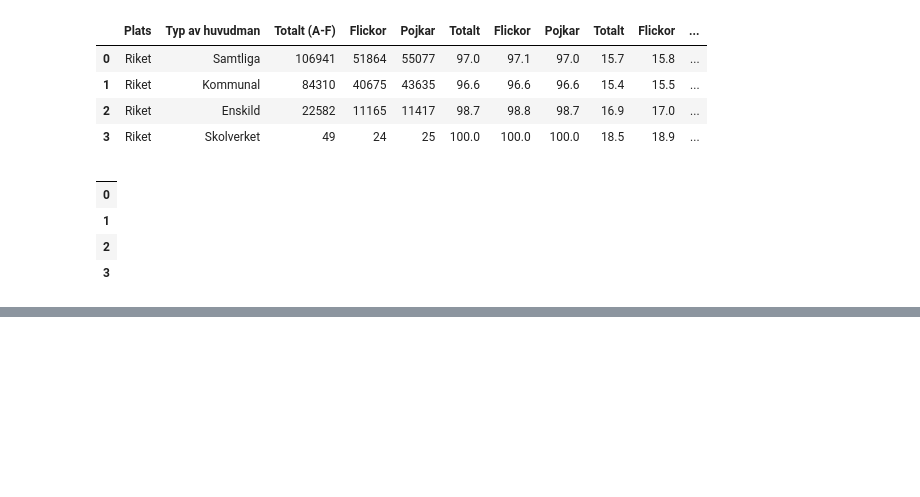
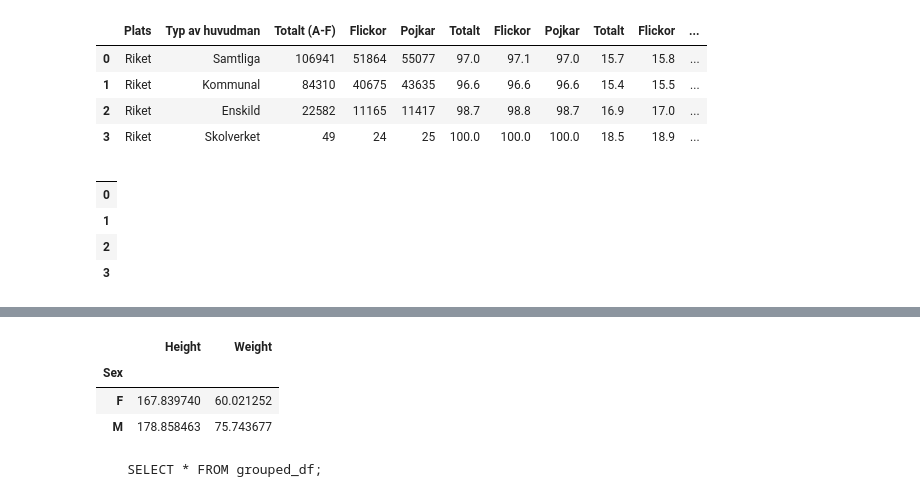
Before and after one commit to johnsandsjo/data-platform-dev-john-sandsjo-de24, a Jupyter notebook: exercises/exercise_1/exer1.ipynb, the cells around one changed output, grey strips where cells are left out. Cells and saved outputs as stored; diff of their text form; code cells hidden in the pictures; blank space fills up the shorter version.

```diff
--- a/exercises/exercise_1/exer1.ipynb
+++ b/exercises/exercise_1/exer1.ipynb
@@ -347,0 +423,3 @@ df_dict["Engelska"][[]]
+# %%
+df_csv = pd.read_csv("data/athlete_events.csv")
+df_csv
@@ -347,0 +440,9 @@ df_dict["Engelska"][[]]
+# %%
+#What is the purpose of the .groupby() method in Pandas? How is it used in data aggregation?
+grouped_df = df_csv.iloc[:, [2,4,5]].groupby("Sex").mean("Height", "Weight")
+grouped_df
+# %% [output]
+|  | Height | Weight |
+| Sex |  |  |
+| F | 167.839740 | 60.021252 |
+| M | 178.858463 | 75.743677 |
@@ -347,0 +452,10 @@ df_dict["Engelska"][[]]
+# %%
+#How do you save a pandas dataframe into a duckdb database?
+import duckdb
+
+query = ("""
+    SELECT * FROM grouped_df;
+""")
+print(query)
+# %% [output]
+    SELECT * FROM grouped_df;
```
Also changed, not shown: parts of 8 cells of this notebook, 1 other file.
